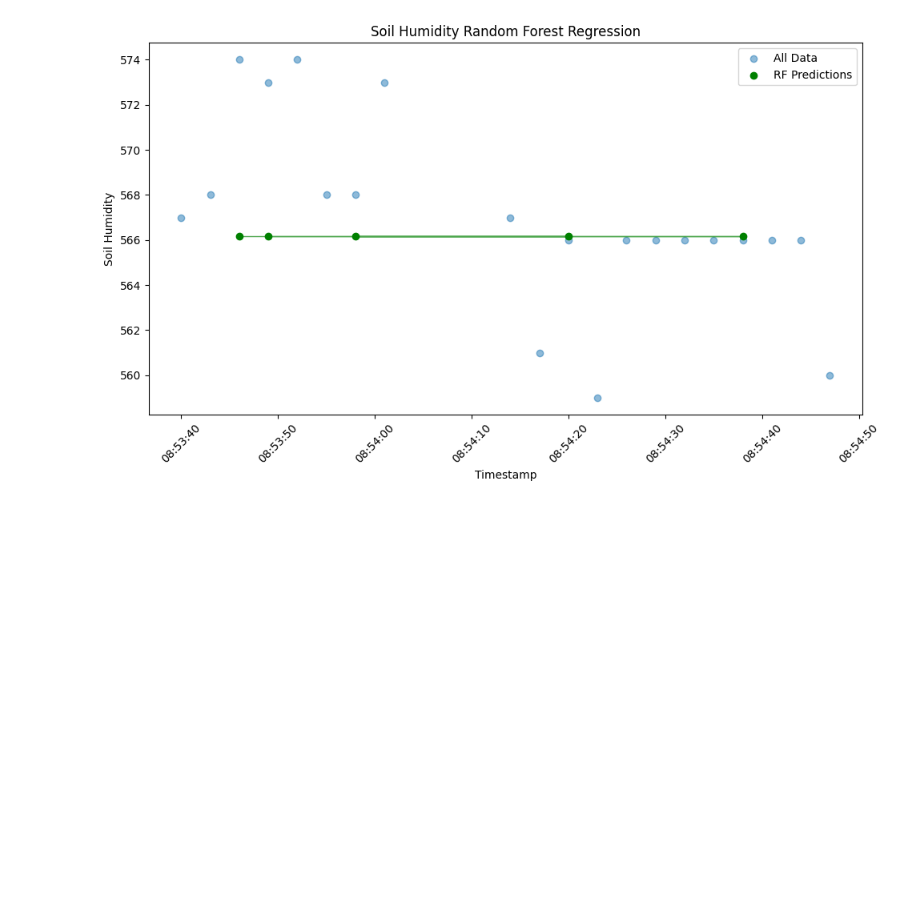
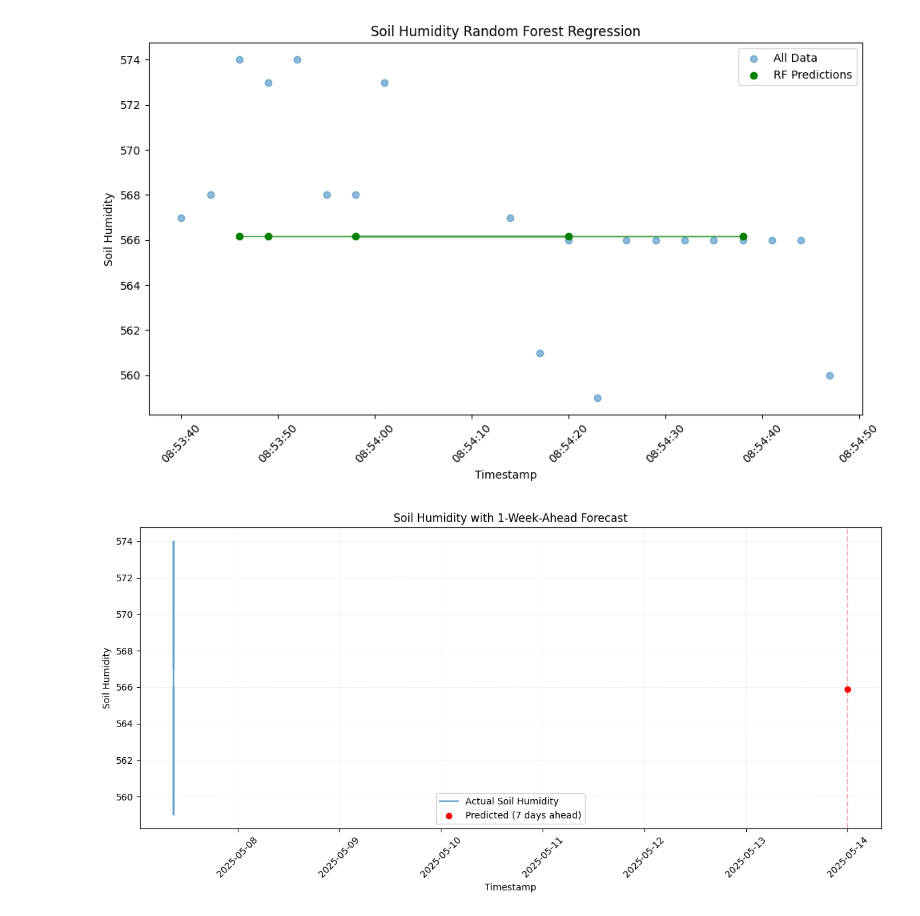
Before and after one commit to team-implant/imPlant, a Jupyter notebook: Backend/MLService/ML/predictions/soilHumidity_prediction.ipynb, the cells around one changed output. Cells and saved outputs as stored; diff of their text form; code cells hidden in the pictures; blank space fills up the shorter version.

Commit message:
Added a prediction fopr soil for 1 week

```diff
--- a/Backend/MLService/ML/predictions/soilHumidity_prediction.ipynb
+++ b/Backend/MLService/ML/predictions/soilHumidity_prediction.ipynb
@@ -109,3 +109,38 @@ MSE on test data is 22.272899999998796
   }
 ]
 [figure]
+# %%
+import sys
+import os
+import matplotlib.pyplot as plt
+
+ml_service_root = os.path.abspath(os.path.join(os.getcwd(), "../../"))
+if ml_service_root not in sys.path:
+    sys.path.append(ml_service_root)
+
+import matplotlib.pyplot as plt
+from ML.data.soilHumidity_data import fetch_soil_humidity_data
+from Backend.MLService.ML.models.SoilHumidities_models.future_soilHumidity_prediction import forecast_soil_humidity
+
+df = fetch_soil_humidity_data().sort_values("Timestamp").reset_index(drop=True)
+forecast = forecast_soil_humidity()
+
+future_date = pd.to_datetime(forecast["target_date"])
+future_value = forecast["predictedSoilHumidity"]
+
+plt.figure(figsize=(12, 6))
+plt.plot(df["Timestamp"], df["SoilHumidity"], label="Actual Soil Humidity", alpha=0.7)
+
+plt.scatter([future_date], [future_value], color="red", label="Predicted (7 days ahead)", zorder=5)
+plt.axvline(x=future_date, color="red", linestyle="--", alpha=0.3)
+
+plt.title("Soil Humidity with 1-Week-Ahead Forecast")
+plt.xlabel("Timestamp")
+plt.ylabel("Soil Humidity")
+plt.legend()
+plt.xticks(rotation=45)
+plt.tight_layout()
+plt.grid(True, linestyle="--", alpha=0.2)
+plt.show()
+# %% [output]
+[figure, added]
```
Also changed, not shown: 2 other files.
